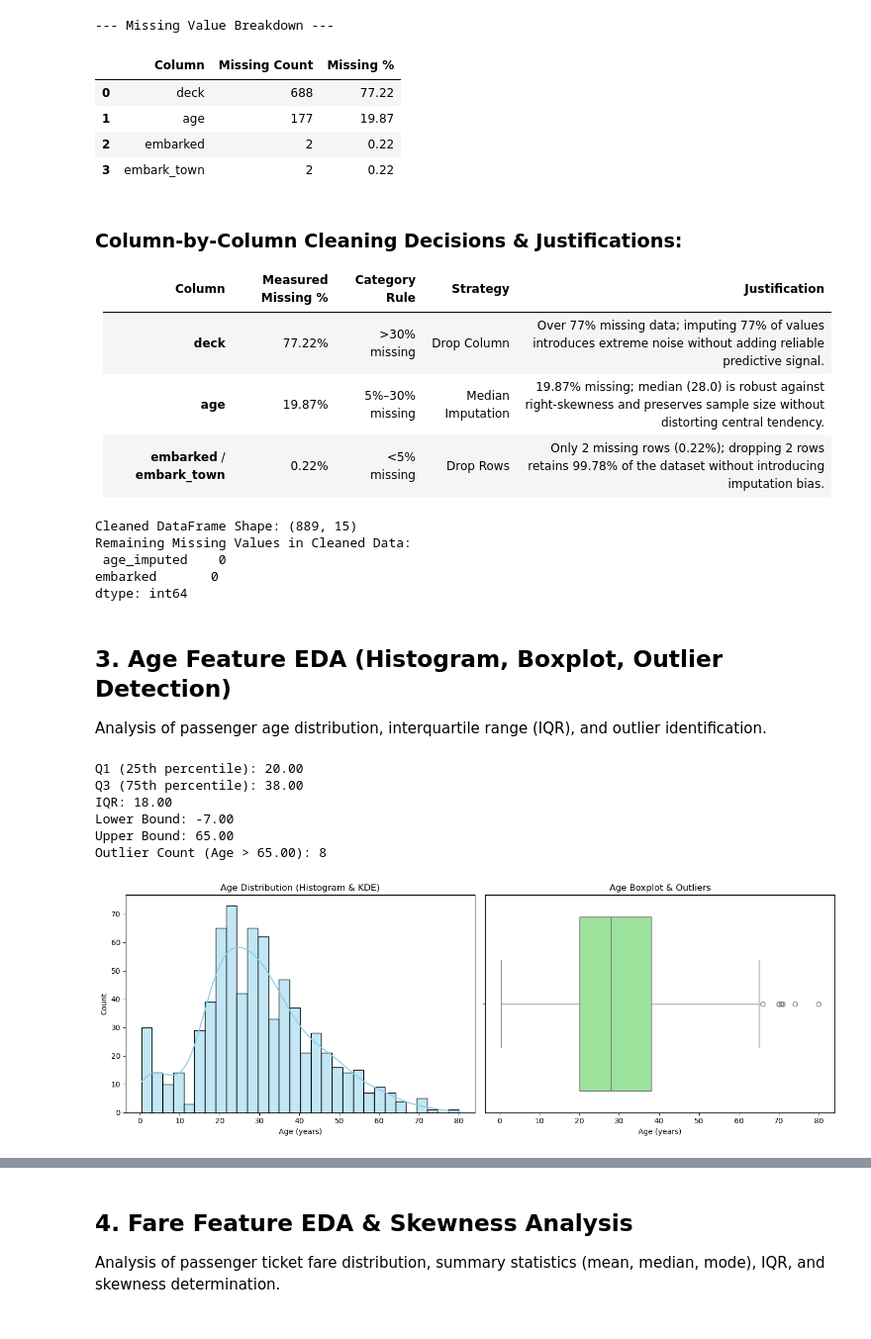
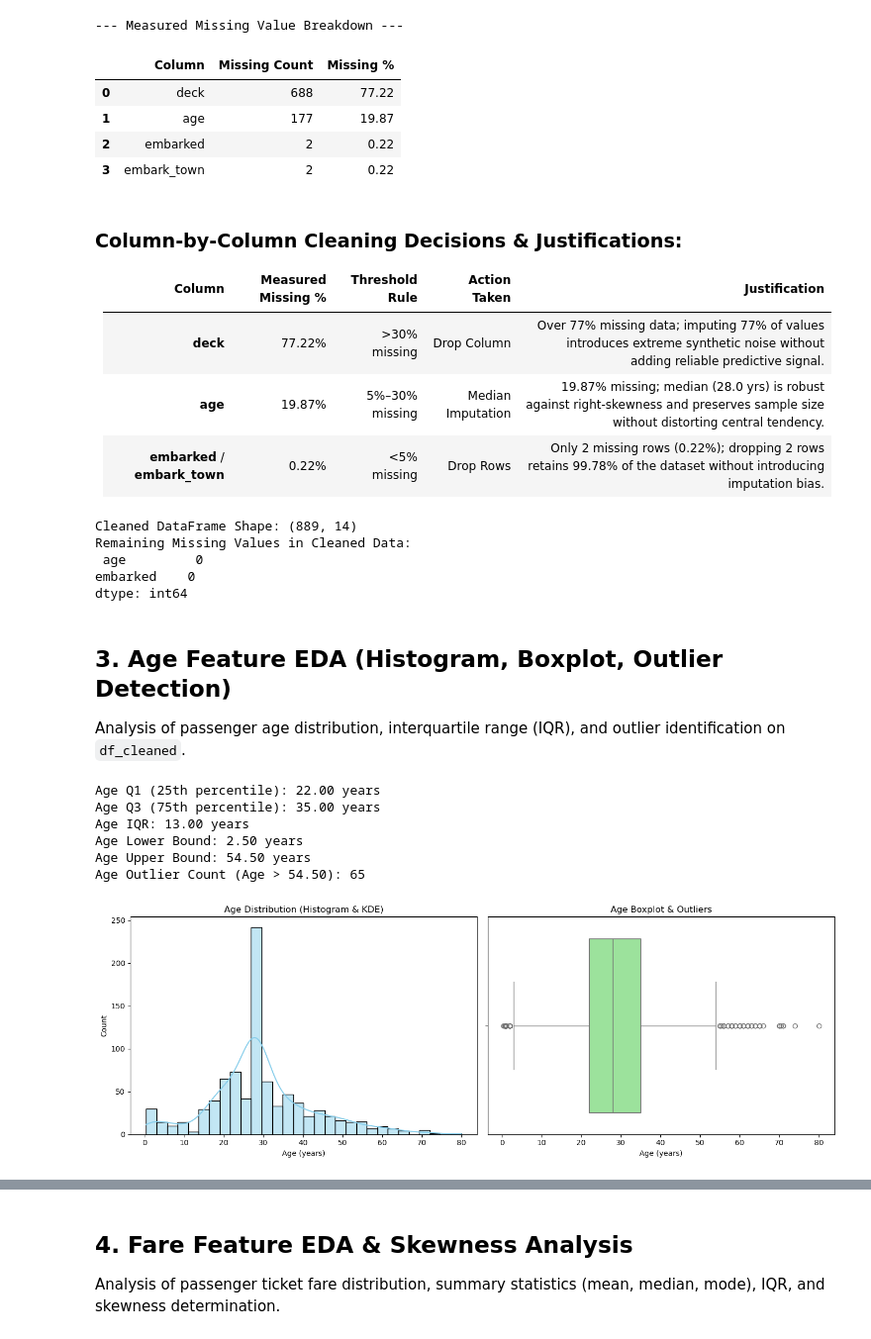
Before and after one commit to M-Vinay1989/ZEPTO-CAPSTONE-PROJECT, a Jupyter notebook: analytics/01_eda.ipynb, the cells around one changed output, grey strips where cells are left out. Shown at 99% size. Cells and saved outputs as stored; diff of their text form; code cells hidden in the pictures.

```diff
--- a/analytics/01_eda.ipynb
+++ b/analytics/01_eda.ipynb
@@ -78,5 +79,5 @@ memory usage: 80.7+ KB
 # %%
-# Measure missing counts and percentages
+# Calculate missing counts and exact percentages
 missing_counts = df.isnull().sum()
 missing_pcts = (df.isnull().mean() * 100).round(2)
 
@@ -87,10 +88,10 @@ missing_table = pd.DataFrame({
 }).sort_values(by='Missing Count', ascending=False)
 
 missing_affected = missing_table[missing_table['Missing Count'] > 0].reset_index(drop=True)
-print("--- Missing Value Breakdown ---")
+print("--- Measured Missing Value Breakdown ---")
 display(missing_affected)
 # %% [output]
---- Missing Value Breakdown ---
+--- Measured Missing Value Breakdown ---
 |  | Column | Missing Count | Missing % |
 | 0 | deck | 688 | 77.22 |
 | 1 | age | 177 | 19.87 |
@@ -99,70 +100,69 @@ display(missing_affected)
 # %% [markdown]
 ### Column-by-Column Cleaning Decisions & Justifications:
 
-| Column | Measured Missing % | Category Rule | Strategy | Justification |
+| Column | Measured Missing % | Threshold Rule | Action Taken | Justification |
 | :--- | :---: | :---: | :--- | :--- |
-| **deck** | 77.22% | >30% missing | Drop Column | Over 77% missing data; imputing 77% of values introduces extreme noise without adding reliable predictive signal. |
-| **age** | 19.87% | 5%–30% missing | Median Imputation | 19.87% missing; median (28.0) is robust against right-skewness and preserves sample size without distorting central tendency. |
+| **deck** | 77.22% | >30% missing | Drop Column | Over 77% missing data; imputing 77% of values introduces extreme synthetic noise without adding reliable predictive signal. |
+| **age** | 19.87% | 5%–30% missing | Median Imputation | 19.87% missing; median (28.0 yrs) is robust against right-skewness and preserves sample size without distorting central tendency. |
 | **embarked** / **embark_town** | 0.22% | <5% missing | Drop Rows | Only 2 missing rows (0.22%); dropping 2 rows retains 99.78% of the dataset without introducing imputation bias. |
 # %%
-# Execute cleaning rules
+# Create EDA cleaned DataFrame using the requested pattern
 # 1. <5% rule: drop rows where embarked is missing (2 rows)
-df_cleaned = df.dropna(subset=['embarked']).copy()
+df_cleaned = df.dropna(subset=["embarked"]).copy()
 
-# 2. 5%-30% rule: impute age with median
-age_median_val = df_cleaned['age'].median()
-df_cleaned['age_imputed'] = df_cleaned['age'].fillna(age_median_val)
+# 2. 5%-30% rule: median-impute age directly in df_cleaned["age"]
+df_cleaned["age"] = df_cleaned["age"].fillna(df_cleaned["age"].median())
 
 # 3. >30% rule: drop deck column
-df_cleaned = df_cleaned.drop(columns=['deck'])
+df_cleaned = df_cleaned.drop(columns=["deck"])
 
 print(f"Cleaned DataFrame Shape: {df_cleaned.shape}")
-print("Remaining Missing Values in Cleaned Data:\n", df_cleaned[['age_imputed', 'embarked']].isnull().sum())
+print("Remaining Missing Values in Cleaned Data:\n", df_cleaned[['age', 'embarked']].isnull().sum())
 # %% [output]
-Cleaned DataFrame Shape: (889, 15)
+Cleaned DataFrame Shape: (889, 14)
 Remaining Missing Values in Cleaned Data:
- age_imputed    0
-embarked       0
+ age         0
+embarked    0
 dtype: int64
 # %% [markdown]
 ## 3. Age Feature EDA (Histogram, Boxplot, Outlier Detection)
-Analysis of passenger age distribution, interquartile range (IQR), and outlier identification.
+Analysis of passenger age distribution, interquartile range (IQR), and outlier identification on `df_cleaned`.
 # %%
-age_series = df_cleaned['age'].dropna()
+age_series = df_cleaned['age']
 
 q1_age = age_series.quantile(0.25)
 q3_age = age_series.quantile(0.75)
 iqr_age = q3_age - q1_age
 lower_age = q1_age - 1.5 * iqr_age
 upper_age = q3_age + 1.5 * iqr_age
 outliers_age = age_series[(age_series < lower_age) | (age_series > upper_age)]
 
-print(f"Q1 (25th percentile): {q1_age:.2f}")
-print(f"Q3 (75th percentile): {q3_age:.2f}")
-print(f"IQR: {iqr_age:.2f}")
-print(f"Lower Bound: {lower_age:.2f}")
-print(f"Upper Bound: {upper_age:.2f}")
-print(f"Outlier Count (Age > {upper_age:.2f}): {len(outliers_age)}")
+print(f"Age Q1 (25th percentile): {q1_age:.2f} years")
+print(f"Age Q3 (75th percentile): {q3_age:.2f} years")
+print(f"Age IQR: {iqr_age:.2f} years")
+print(f"Age Lower Bound: {lower_age:.2f} years")
+print(f"Age Upper Bound: {upper_age:.2f} years")
+print(f"Age Outlier Count (Age > {upper_age:.2f}): {len(outliers_age)}")
 
 # Visualization
 fig, axes = plt.subplots(1, 2, figsize=(14, 5))
 sns.histplot(age_series, kde=True, ax=axes[0], color='skyblue', bins=30)
 axes[0].set_title("Age Distribution (Histogram & KDE)")
 axes[0].set_xlabel("Age (years)")
 
 sns.boxplot(x=age_series, ax=axes[1], color='lightgreen')
 axes[1].set_title("Age Boxplot & Outliers")
 axes[1].set_xlabel("Age (years)")
 
 plt.tight_layout()
 plt.savefig("outputs/charts/age_distribution.png", dpi=300)
 plt.show()
 # %% [output]
-Q1 (25th percentile): 20.00
-Q3 (75th percentile): 38.00
-IQR: 18.00
-Lower Bound: -7.00
-Upper Bound: 65.00
-Outlier Count (Age > 65.00): 8
+Age Q1 (25th percentile): 22.00 years
+Age Q3 (75th percentile): 35.00 years
+Age IQR: 13.00 years
+Age Lower Bound: 2.50 years
+Age Upper Bound: 54.50 years
+Age Outlier Count (Age > 54.50): 65
-[figure, old version]
+[figure, new version]
 # %% [markdown]
```
Also changed, not shown: parts of 12 cells of this notebook, 6 other files.
